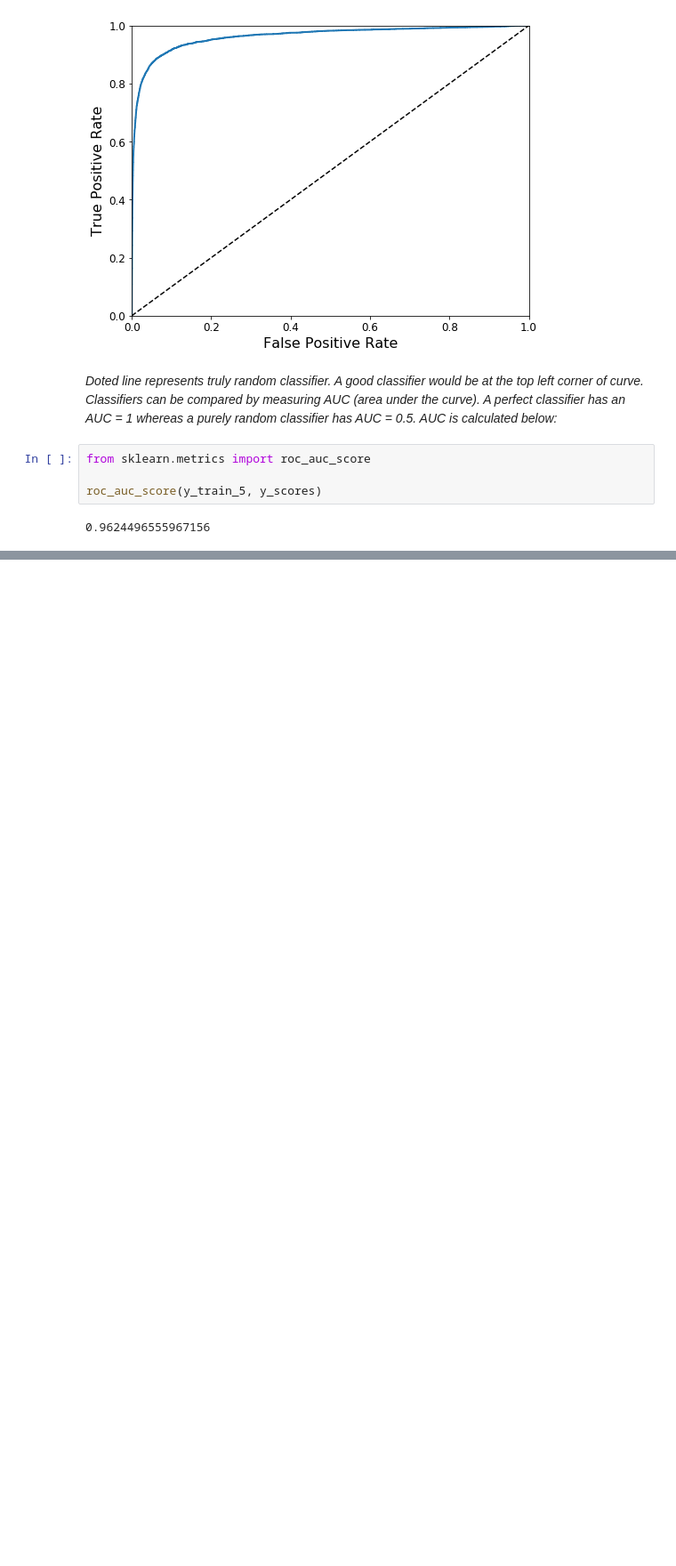
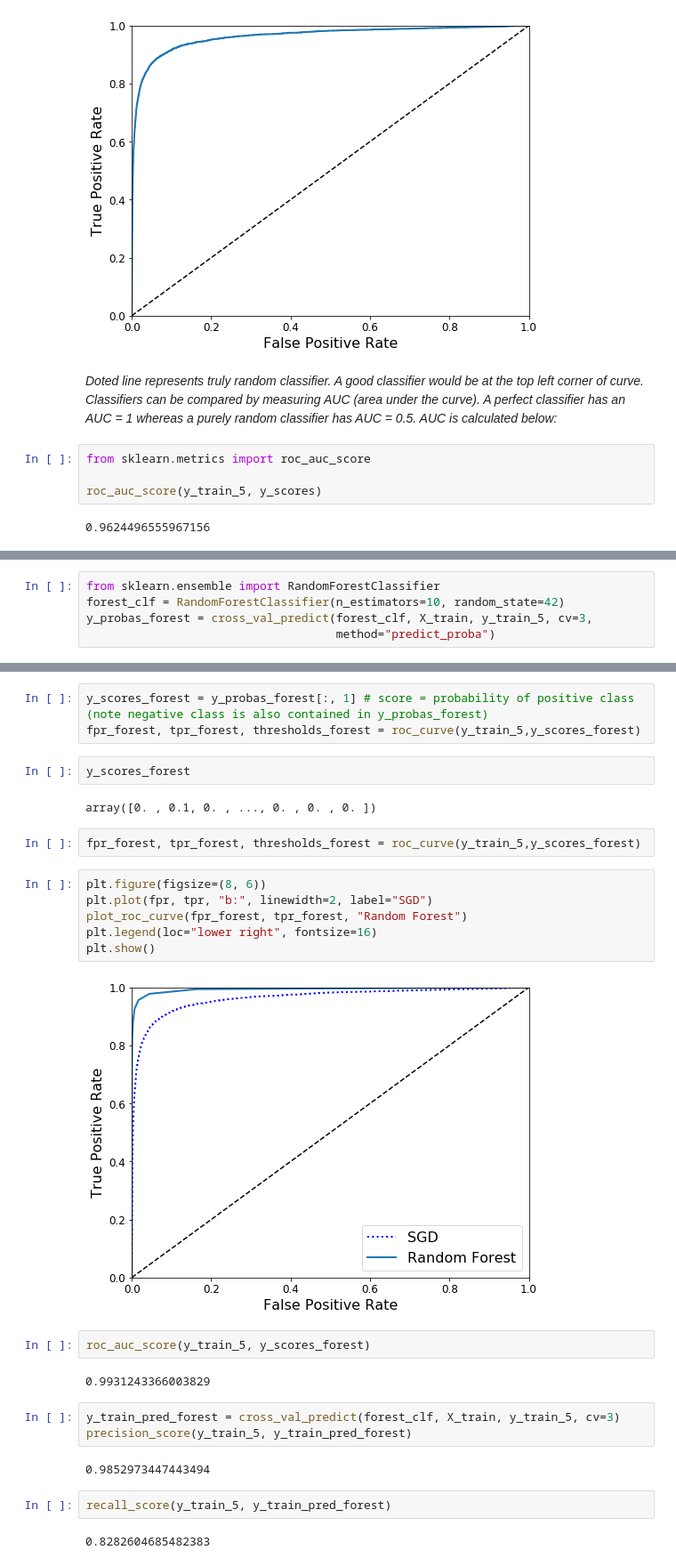
Before and after one commit to IllegalOpcode007/ClassificationWithMNISTDataSet, a Jupyter notebook: Classifying Digits from MNIST Dataset.ipynb, the cells around one changed output, grey strips where cells are left out. Shown at 89% size. Drawn from its saved outputs; the diff is of its cells as text; blank space fills up the shorter version.

```diff
--- a/Classifying Digits from MNIST Dataset.ipynb
+++ b/Classifying Digits from MNIST Dataset.ipynb
@@ -308,0 +311,5 @@ roc_auc_score(y_train_5, y_scores)
+# %%
+from sklearn.ensemble import RandomForestClassifier
+forest_clf = RandomForestClassifier(n_estimators=10, random_state=42)
+y_probas_forest = cross_val_predict(forest_clf, X_train, y_train_5, cv=3,
+                                    method="predict_proba")
@@ -308,0 +326,30 @@ roc_auc_score(y_train_5, y_scores)
+# %%
+y_scores_forest = y_probas_forest[:, 1] # score = probability of positive class (note negative class is also contained in y_probas_forest)
+fpr_forest, tpr_forest, thresholds_forest = roc_curve(y_train_5,y_scores_forest)
+# %%
+y_scores_forest
+# %% [output]
+array([0. , 0.1, 0. , ..., 0. , 0. , 0. ])
+# %%
+fpr_forest, tpr_forest, thresholds_forest = roc_curve(y_train_5,y_scores_forest)
+# %%
+plt.figure(figsize=(8, 6))
+plt.plot(fpr, tpr, "b:", linewidth=2, label="SGD")
+plot_roc_curve(fpr_forest, tpr_forest, "Random Forest")
+plt.legend(loc="lower right", fontsize=16)
+plt.show()
+# %% [output]
+[figure, added]
+# %%
+roc_auc_score(y_train_5, y_scores_forest)
+# %% [output]
+0.9931243366003829
+# %%
+y_train_pred_forest = cross_val_predict(forest_clf, X_train, y_train_5, cv=3)
+precision_score(y_train_5, y_train_pred_forest)
+# %% [output]
+0.9852973447443494
+# %%
+recall_score(y_train_5, y_train_pred_forest)
+# %% [output]
+0.8282604685482383
```
Also changed, not shown: parts of 19 cells of this notebook.
